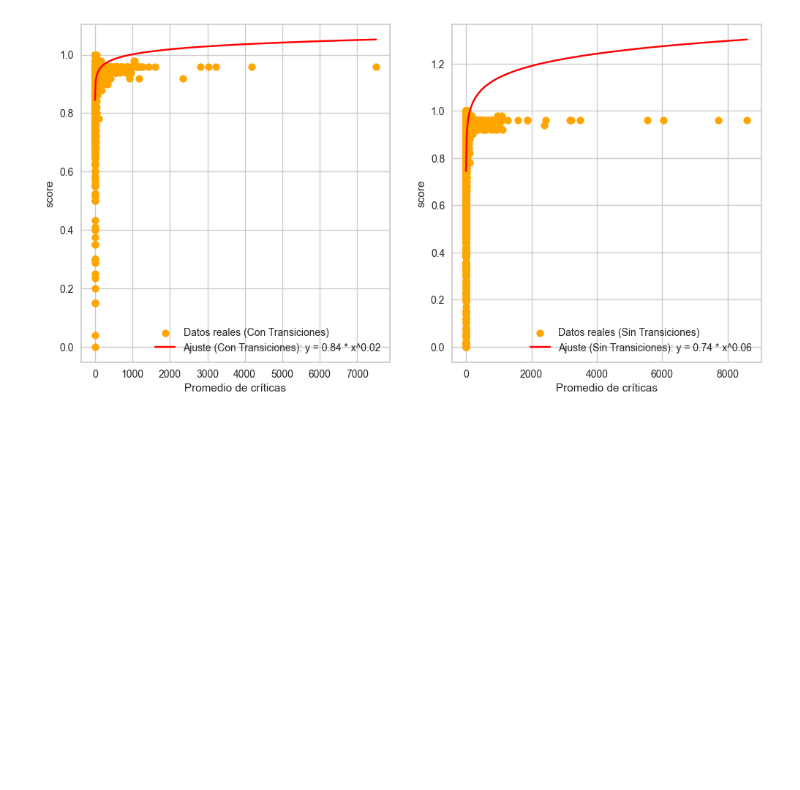
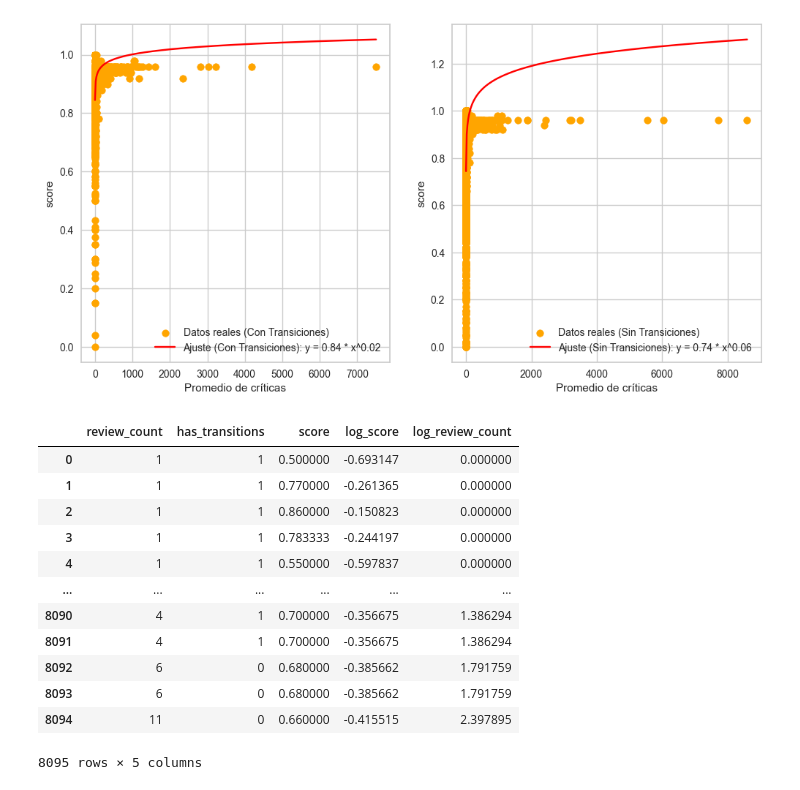
Before and after one commit to chainReactionCol/newRep, a Jupyter notebook: Data_StoryTelling_Sanchez_Ruiz.ipynb, the cells around one changed output. Cells and saved outputs as stored; diff of their text form; code cells hidden in the pictures; blank space fills up the shorter version.

```diff
--- a/Data_StoryTelling_Sanchez_Ruiz.ipynb
+++ b/Data_StoryTelling_Sanchez_Ruiz.ipynb
@@ -663,0 +669,16 @@ Warning: yD_filtered contiene valores no positivos, aplicando corrección.
+# %%
+logYeo2
+# %% [output]
+|  | review_count | has_transitions | score | log_score | log_review_count |
+| 0 | 1 | 1 | 0.500000 | -0.693147 | 0.000000 |
+| 1 | 1 | 1 | 0.770000 | -0.261365 | 0.000000 |
+| 2 | 1 | 1 | 0.860000 | -0.150823 | 0.000000 |
+| 3 | 1 | 1 | 0.783333 | -0.244197 | 0.000000 |
+| 4 | 1 | 1 | 0.550000 | -0.597837 | 0.000000 |
+| ... | ... | ... | ... | ... | ... |
+| 8090 | 4 | 1 | 0.700000 | -0.356675 | 1.386294 |
+| 8091 | 4 | 1 | 0.700000 | -0.356675 | 1.386294 |
+| 8092 | 6 | 0 | 0.680000 | -0.385662 | 1.791759 |
+| 8093 | 6 | 0 | 0.680000 | -0.385662 | 1.791759 |
+| 8094 | 11 | 0 | 0.660000 | -0.415515 | 2.397895 |
+8095 rows × 5 columns
```
Also changed, not shown: parts of 3 cells of this notebook.
